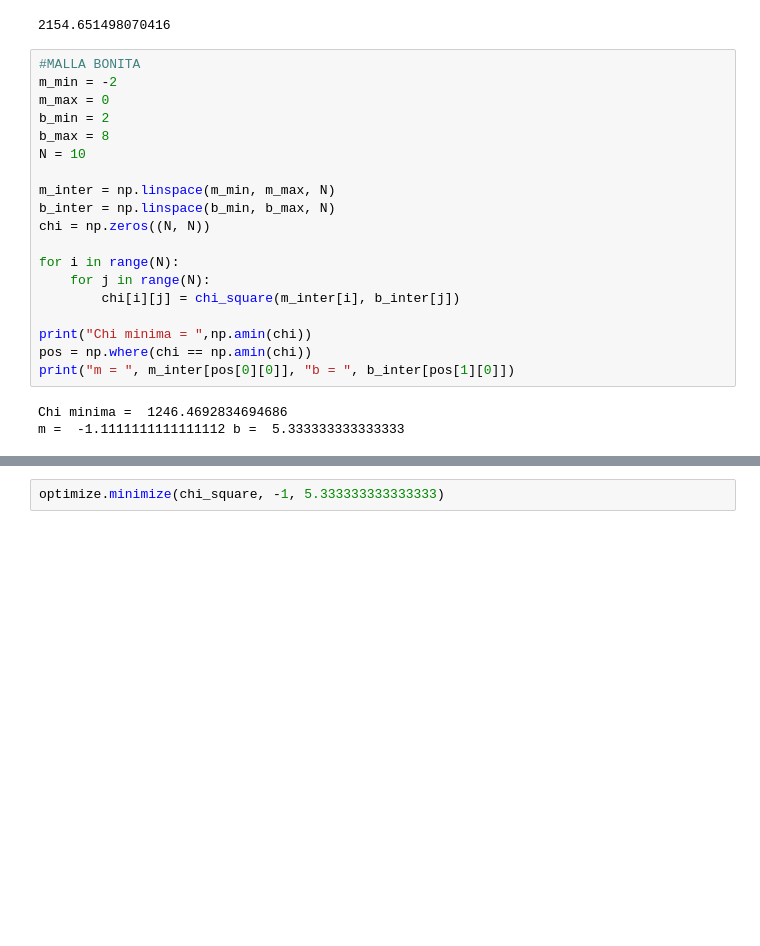
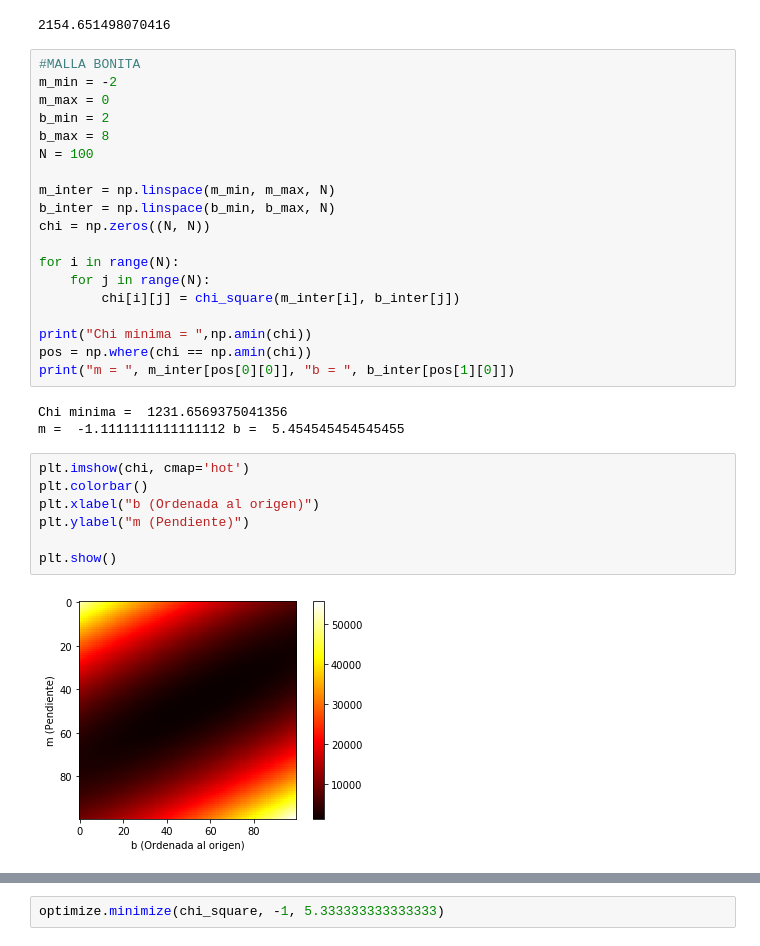
Before and after one commit to DCIDA2019/da2020-GabrielMissael, a Jupyter notebook: Semana6/actividades_semana6.ipynb, the cells around one changed output, grey strips where cells are left out. Cells and saved outputs as stored; diff of their text form; blank space fills up the shorter version.

```diff
--- a/Semana6/actividades_semana6.ipynb
+++ b/Semana6/actividades_semana6.ipynb
@@ -26,7 +27,7 @@ m_min = -2
 m_max = 0
 b_min = 2
 b_max = 8
-N = 10
+N = 100
 
 m_inter = np.linspace(m_min, m_max, N)
 b_inter = np.linspace(b_min, b_max, N)
@@ -40,8 +41,17 @@ print("Chi minima = ",np.amin(chi))
 pos = np.where(chi == np.amin(chi))
 print("m = ", m_inter[pos[0][0]], "b = ", b_inter[pos[1][0]])
 # %% [output]
-Chi minima =  1246.4692834694686
-m =  -1.1111111111111112 b =  5.333333333333333
+Chi minima =  1231.6569375041356
+m =  -1.1111111111111112 b =  5.454545454545455
+# %%
+plt.imshow(chi, cmap='hot')
+plt.colorbar()
+plt.xlabel("b (Ordenada al origen)")
+plt.ylabel("m (Pendiente)")
+
+plt.show()
+# %% [output]
+[figure, added]
 # %%
 #Datos aleatorios
 
```
Also changed, not shown: parts of 2 cells of this notebook.
